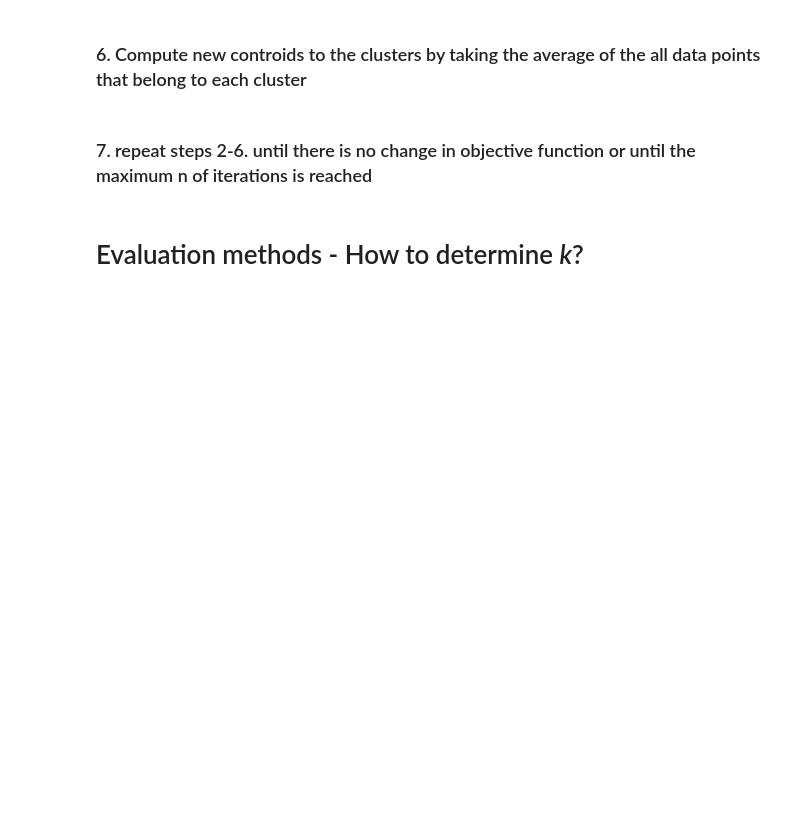
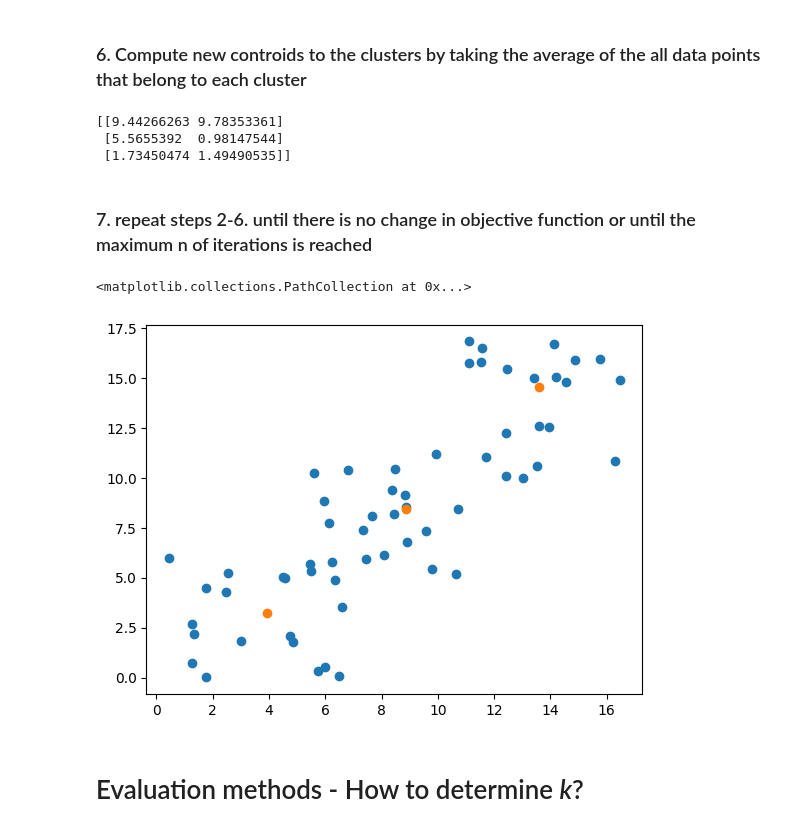
Before and after one commit to xpecon00/MPA-MLF, a Jupyter notebook: LAB_02/K-means.ipynb, the cells around one changed output. Cells and saved outputs as stored; diff of their text form; code cells hidden in the pictures; blank space fills up the shorter version.

```diff
--- a/LAB_02/K-means.ipynb
+++ b/LAB_02/K-means.ipynb
@@ -268,11 +314,15 @@ def calculate_objective(assigned_centroids: np.array, distances: np.array) -> np
     """
     ###################################
     # Write your own code here #
-    for m in loaded_points
-      for K in k
-      j = sum
 
-      objective_function_value = 0.0
+    objective_function_value = 0
+    for i in range(60-1):
+      if assigned_centroids[i] == 0:
+        objective_function_value = objective_function_value + distances[0, i]
+      if assigned_centroids[i] == 1:
+        objective_function_value = objective_function_value + distances[1, i]
+      if assigned_centroids[i] == 2:
+        objective_function_value = objective_function_value + distances[2, i]
 
     ###################################
 
@@ -306,15 +361,29 @@ def calculate_new_centroids(points: np.array, assigned_centroids: np.array, k_cl
     ###################################
     # Write your own code here #
 
-    new_clusters = np.array([])
+
+    new_centroids = []
+    for cluster in range(k_clusters):
+      ind = np.where(assigned_centroids == cluster)
+      new_centroids.append(np.mean(points[ind], axis=0))
+
+    new_clusters = np.asarray(new_centroids)
+
 
     ###################################
 
     return new_clusters
+# %%
+new_clusters = calculate_new_centroids(loaded_points, assigned_centroid, k)
+print(new_clusters)
+# %% [output]
+[[9.44266263 9.78353361]
+ [5.5655392  0.98147544]
+ [1.73450474 1.49490535]]
 # %% [markdown]
 ###   7. repeat steps 2-6. until there is no change in objective function or until the maximum n of iterations is reached
 # %%
-def fit(points: np.array, k_clusters: int, n_of_oterations: int, error: float = 0.001) -> tuple:
+def fit(points: np.array, k_clusters: int, n_of_iterations: int, error: float = 0.001) -> tuple:
     """
     Fits the k-means clustering model on the dataset.
 
@@ -345,15 +414,34 @@ def fit(points: np.array, k_clusters: int, n_of_oterations: int, error: float =
     ###################################
     # Write your own code here #
 
-    centroid_points = np.array([])
+    centroid_points = initialize_clusters(points, k_clusters)
     last_objective = 10000.0
 
-    for _ in range(n_of_oterations):
-        pass
+    for i in range(n_of_iterations):
+        distances = compute_distances(points, centroid_points)
+        assigned_centroids = assign_centroids(distances)
+
+        objective = calculate_objective(assigned_centroids, distances)
+
+        if abs(last_objective - objective) < error:
+          break
+        last_objective = objective
+
+        centroid_points = calculate_new_centroids(points, assigned_centroids, k_clusters)
+
 
     ###################################
 
     return centroid_points, last_objective
+# %%
+centroids, last_obj_fcn = fit(loaded_points, k, 1000)
+
+plt.figure()
+plt.scatter(loaded_points[:,0],loaded_points[:,1])
+plt.scatter(centroids[:, 0], centroids[:, 1])
+# %% [output]
+<matplotlib.collections.PathCollection at 0x...>
+[figure, added]
 # %% [markdown]
 # Evaluation methods - How to determine *k*?
 # %% [markdown]
```
Also changed, not shown: parts of 18 cells of this notebook.
